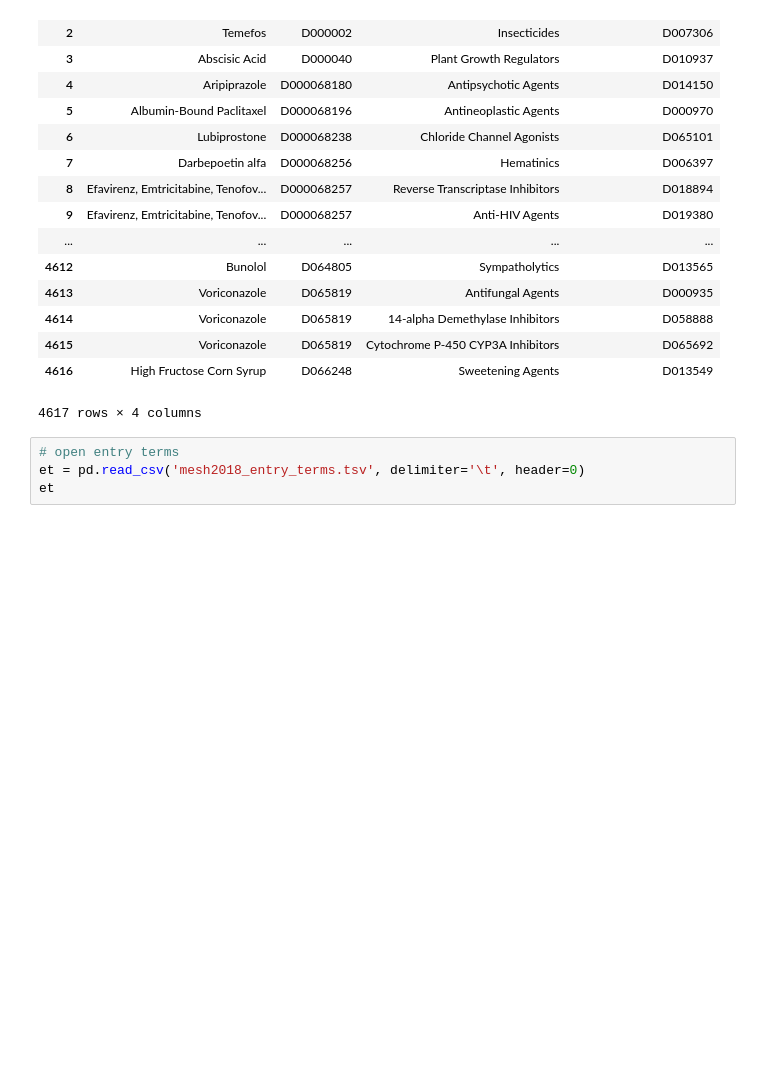
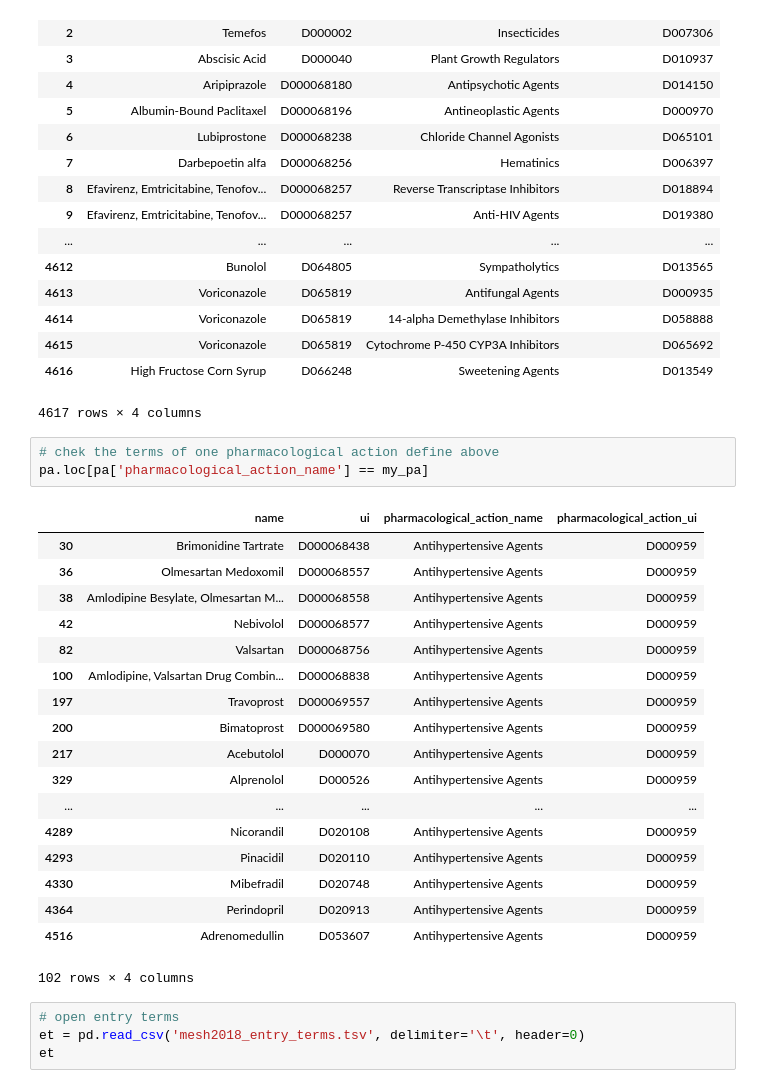
Before and after one commit to dis-unige/mesh, a Jupyter notebook: pharmacologial_actions/2_mesh_entry_terms_for_a_pharamacological_action.ipynb, the cells around one changed output. Saved outputs shown, nothing was run; the diff lists cells and outputs as text; blank space fills up the shorter version.

```diff
--- a/pharmacologial_actions/2_mesh_entry_terms_for_a_pharamacological_action.ipynb
+++ b/pharmacologial_actions/2_mesh_entry_terms_for_a_pharamacological_action.ipynb
@@ -42,6 +42,28 @@ pa
 | 4615 | Voriconazole | D065819 | Cytochrome P-450 CYP3A Inhibitors | D065692 |
 | 4616 | High Fructose Corn Syrup | D066248 | Sweetening Agents | D013549 |
 4617 rows × 4 columns
+# %%
+# chek the terms of one pharmacological action define above
+pa.loc[pa['pharmacological_action_name'] == my_pa]
+# %% [output]
+|  | name | ui | pharmacological_action_name | pharmacological_action_ui |
+| 30 | Brimonidine Tartrate | D000068438 | Antihypertensive Agents | D000959 |
+| 36 | Olmesartan Medoxomil | D000068557 | Antihypertensive Agents | D000959 |
+| 38 | Amlodipine Besylate, Olmesartan M... | D000068558 | Antihypertensive Agents | D000959 |
+| 42 | Nebivolol | D000068577 | Antihypertensive Agents | D000959 |
+| 82 | Valsartan | D000068756 | Antihypertensive Agents | D000959 |
+| 100 | Amlodipine, Valsartan Drug Combin... | D000068838 | Antihypertensive Agents | D000959 |
+| 197 | Travoprost | D000069557 | Antihypertensive Agents | D000959 |
+| 200 | Bimatoprost | D000069580 | Antihypertensive Agents | D000959 |
+| 217 | Acebutolol | D000070 | Antihypertensive Agents | D000959 |
+| 329 | Alprenolol | D000526 | Antihypertensive Agents | D000959 |
+| ... | ... | ... | ... | ... |
+| 4289 | Nicorandil | D020108 | Antihypertensive Agents | D000959 |
+| 4293 | Pinacidil | D020110 | Antihypertensive Agents | D000959 |
+| 4330 | Mibefradil | D020748 | Antihypertensive Agents | D000959 |
+| 4364 | Perindopril | D020913 | Antihypertensive Agents | D000959 |
+| 4516 | Adrenomedullin | D053607 | Antihypertensive Agents | D000959 |
+102 rows × 4 columns
 # %%
 # open entry terms
 et = pd.read_csv('mesh2018_entry_terms.tsv', delimiter='\t', header=0)
```
Also changed, not shown: 2 other files.
